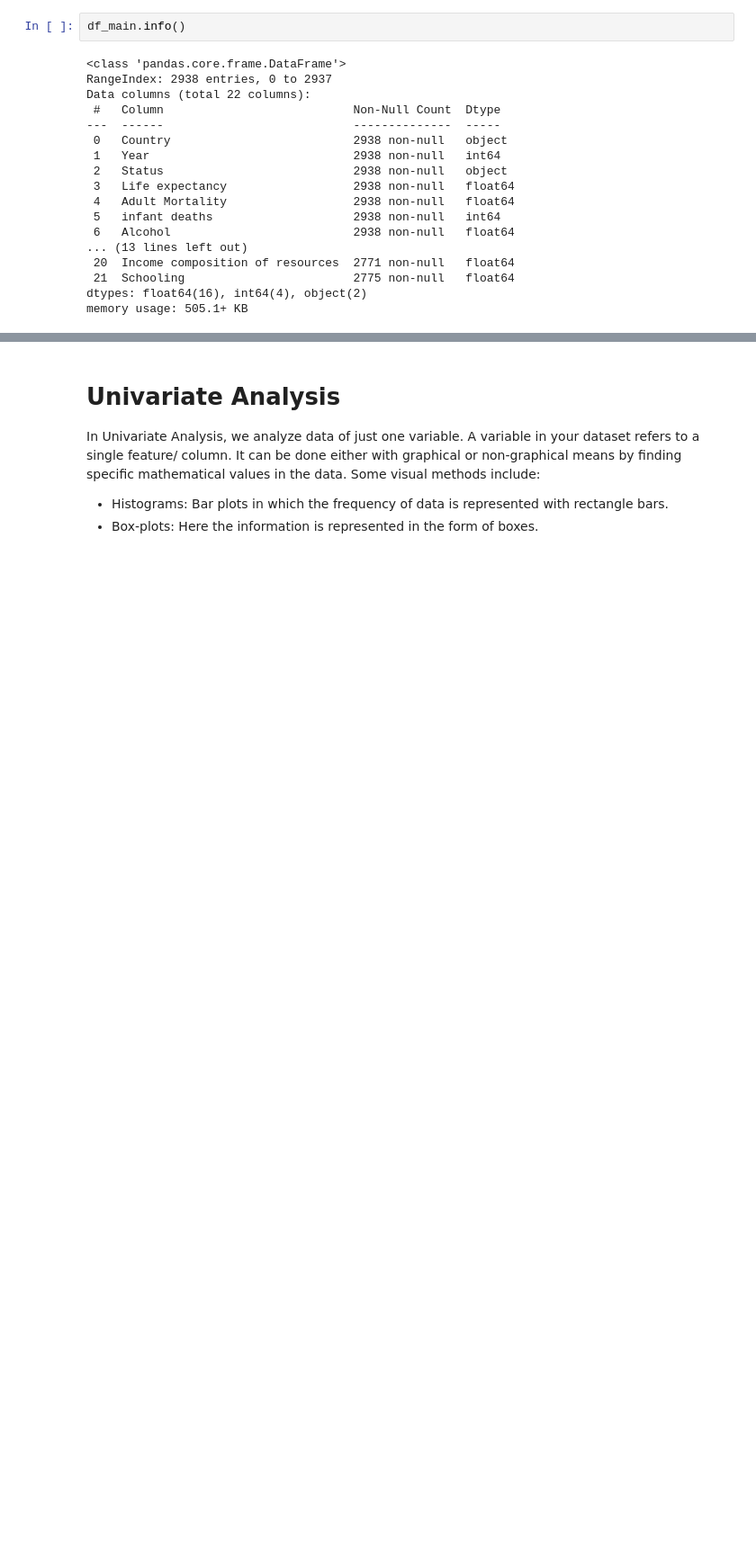
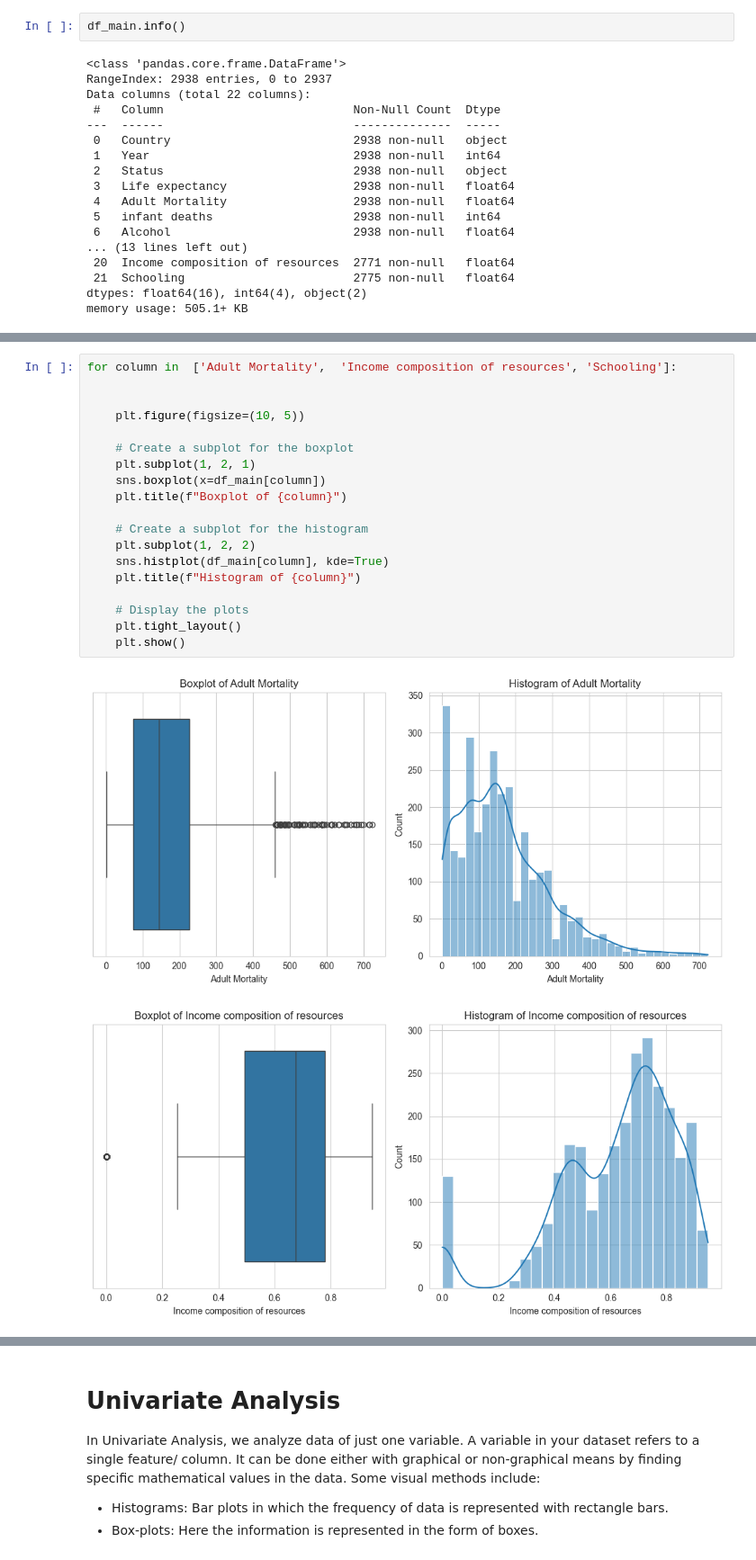
Before and after one commit to ov3ipo/SM_Project, a Jupyter notebook: project.ipynb, the cells around one changed output, grey strips where cells are left out. Shown at 90% size. Drawn from its saved outputs; the diff is of its cells as text; blank space fills up the shorter version.

```diff
--- a/project.ipynb
+++ b/project.ipynb
@@ -213,0 +313,22 @@ memory usage: 505.1+ KB
+# %%
+for column in  ['Adult Mortality',  'Income composition of resources', 'Schooling']:
+
+
+    plt.figure(figsize=(10, 5))
+
+    # Create a subplot for the boxplot
+    plt.subplot(1, 2, 1)
+    sns.boxplot(x=df_main[column])
+    plt.title(f"Boxplot of {column}")
+
+    # Create a subplot for the histogram
+    plt.subplot(1, 2, 2)
+    sns.histplot(df_main[column], kde=True)
+    plt.title(f"Histogram of {column}")
+
+    # Display the plots
+    plt.tight_layout()
+    plt.show()
+# %% [output]
+[figure, added]
+[figure, added]
```
Also changed, not shown: parts of 31 cells of this notebook.
